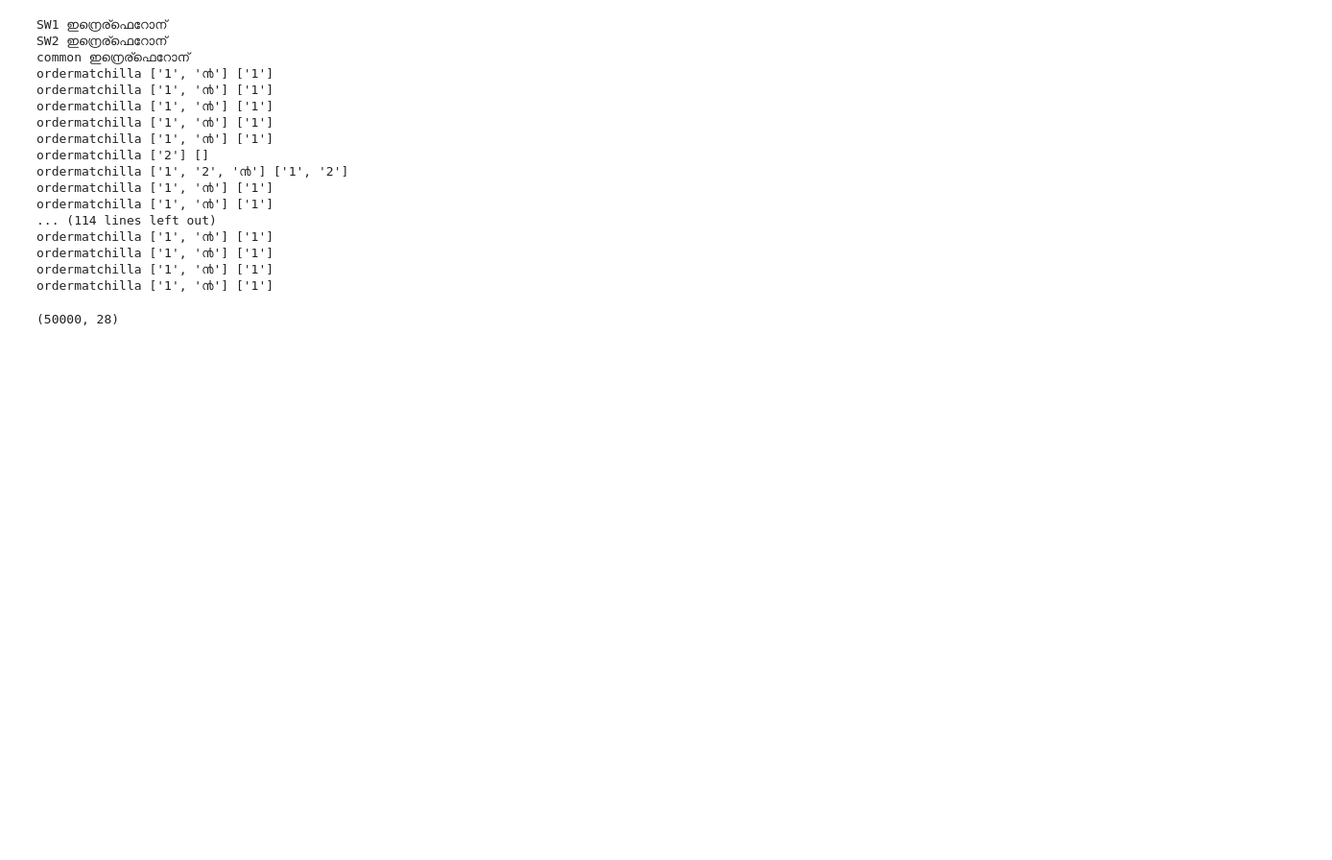
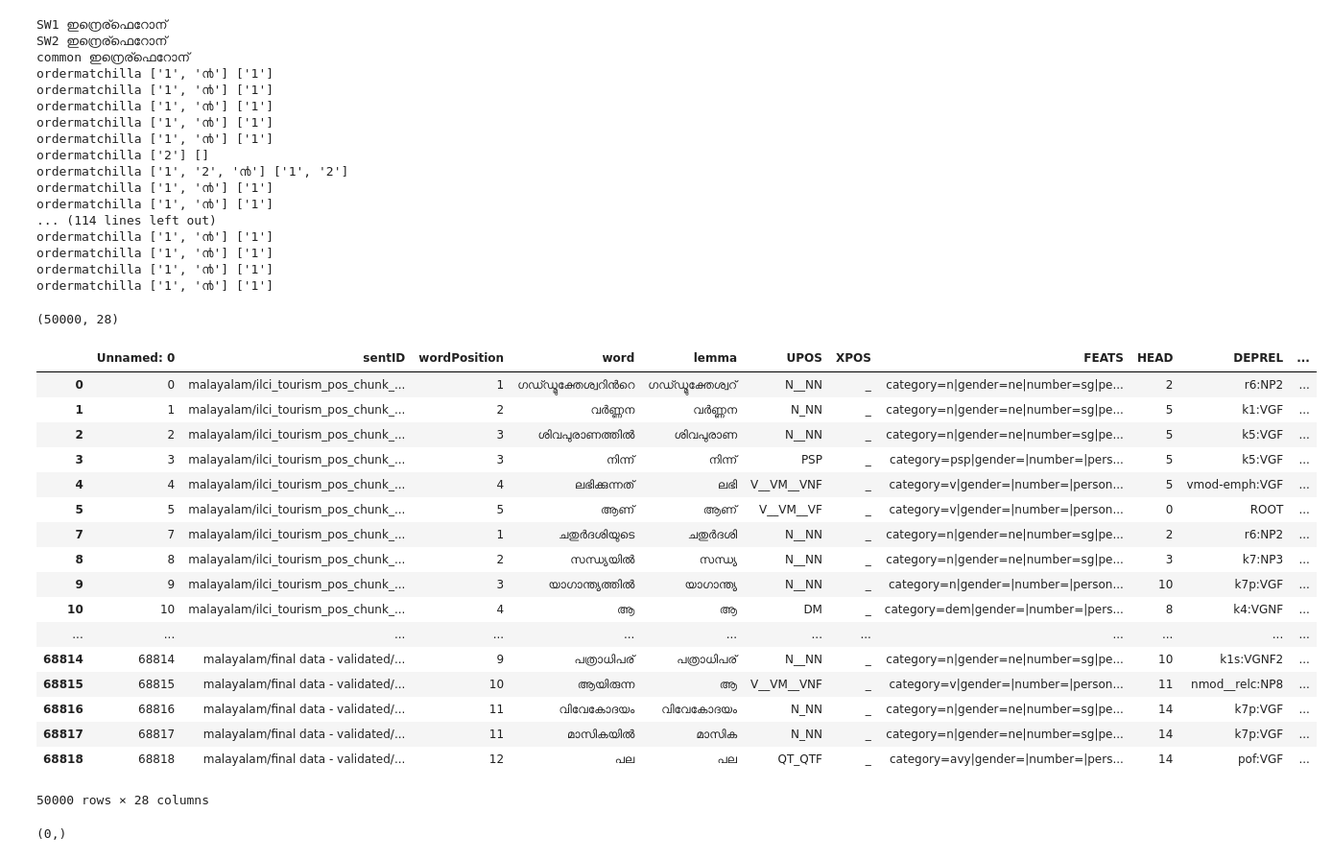
Before and after one commit to ashim95/IndicLM, a Jupyter notebook: generate_nonce_pairs.ipynb, the cells around one changed output. Shown at 96% size. Cells and saved outputs as stored; diff of their text form; code cells hidden in the pictures; blank space fills up the shorter version.

```diff
--- a/generate_nonce_pairs.ipynb
+++ b/generate_nonce_pairs.ipynb
@@ -179,0 +178,27 @@ df_align[df['vib'] == '']
+# %%
+ df_align
+# %% [output]
+|  | Unnamed: 0 | sentID | wordPosition | word | lemma | UPOS | XPOS | FEATS | HEAD | DEPREL | ... |
+| 0 | 0 | malayalam/ilci_tourism_pos_chunk_... | 1 | ഗഡ്ഡ്മുക്തേശ്വറിന്‍റെ | ഗഡ്ഡ്മുക്തേശ്വറ് | N__NN | _ | category=n|gender=ne|number=sg|pe... | 2 | r6:NP2 | ... |
+| 1 | 1 | malayalam/ilci_tourism_pos_chunk_... | 2 | വര്‍ണ്ണന | വര്‍ണ്ണന | N_NN | _ | category=n|gender=ne|number=sg|pe... | 5 | k1:VGF | ... |
+| 2 | 2 | malayalam/ilci_tourism_pos_chunk_... | 3 | ശിവപുരാണത്തില്‍‍ | ശിവപുരാണ | N__NN | _ | category=n|gender=ne|number=sg|pe... | 5 | k5:VGF | ... |
+| 3 | 3 | malayalam/ilci_tourism_pos_chunk_... | 3 | നിന്ന് | നിന്ന് | PSP | _ | category=psp|gender=|number=|pers... | 5 | k5:VGF | ... |
+| 4 | 4 | malayalam/ilci_tourism_pos_chunk_... | 4 | ലഭിക്കുന്നത് | ലഭി | V__VM__VNF | _ | category=v|gender=|number=|person... | 5 | vmod-emph:VGF | ... |
+| 5 | 5 | malayalam/ilci_tourism_pos_chunk_... | 5 | ആണ് | ആണ് | V__VM__VF | _ | category=v|gender=|number=|person... | 0 | ROOT | ... |
+| 7 | 7 | malayalam/ilci_tourism_pos_chunk_... | 1 | ചതുര്‍ദശിയുടെ | ചതുര്‍ദശി | N__NN | _ | category=n|gender=ne|number=sg|pe... | 2 | r6:NP2 | ... |
+| 8 | 8 | malayalam/ilci_tourism_pos_chunk_... | 2 | സന്ധ്യയില്‍ | സന്ധ്യ | N__NN | _ | category=n|gender=ne|number=sg|pe... | 3 | k7:NP3 | ... |
+| 9 | 9 | malayalam/ilci_tourism_pos_chunk_... | 3 | യാഗാന്ത്യത്തില്‍ | യാഗാന്ത്യ | N__NN | _ | category=n|gender=|number=|person... | 10 | k7p:VGF | ... |
+| 10 | 10 | malayalam/ilci_tourism_pos_chunk_... | 4 | ആ | ആ | DM | _ | category=dem|gender=|number=|pers... | 8 | k4:VGNF | ... |
+| ... | ... | ... | ... | ... | ... | ... | ... | ... | ... | ... | ... |
+| 68814 | 68814 | malayalam/final data - validated/... | 9 | പത്രാധിപര് | പത്രാധിപര് | N__NN | _ | category=n|gender=ne|number=sg|pe... | 10 | k1s:VGNF2 | ... |
+| 68815 | 68815 | malayalam/final data - validated/... | 10 | ആയിരുന്ന | ആ | V__VM__VNF | _ | category=v|gender=|number=|person... | 11 | nmod__relc:NP8 | ... |
+| 68816 | 68816 | malayalam/final data - validated/... | 11 | വിവേകോദയം | വിവേകോദയം | N_NN | _ | category=n|gender=ne|number=sg|pe... | 14 | k7p:VGF | ... |
+| 68817 | 68817 | malayalam/final data - validated/... | 11 | മാസികയില്‍ | മാസിക | N_NN | _ | category=n|gender=ne|number=sg|pe... | 14 | k7p:VGF | ... |
+| 68818 | 68818 | malayalam/final data - validated/... | 12 | പല | പല | QT_QTF | _ | category=avy|gender=|number=|pers... | 14 | pof:VGF | ... |
+50000 rows × 28 columns
+# %%
+df_align['vib'] = df_align['vib'].astype(str)
+df_align[df_align['vib'] == ''].index.shape
+df_align.loc[df_align['vib']]
+# %% [output]
+(0,)
```
Also changed, not shown: parts of 1 cell of this notebook.
